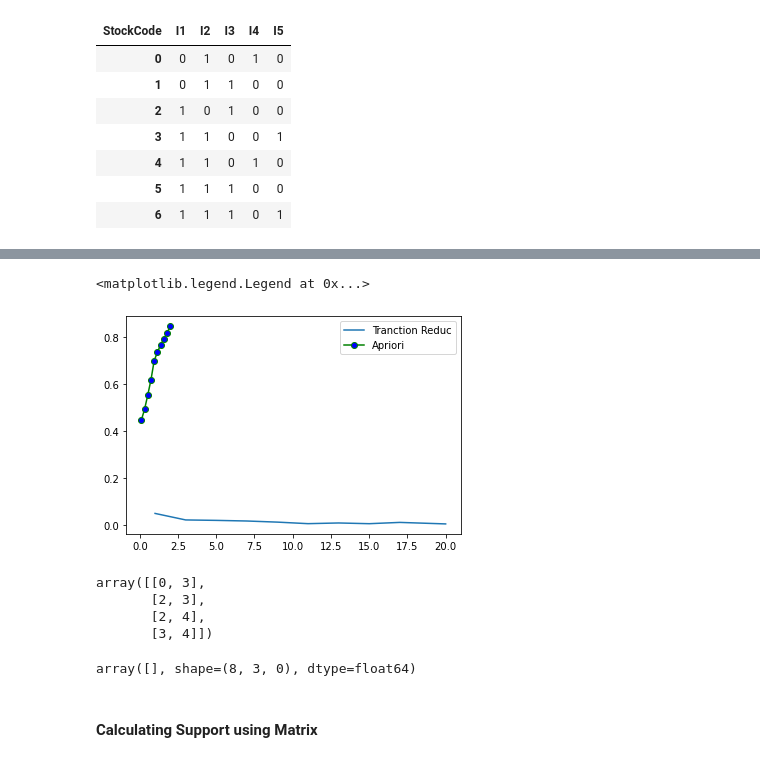
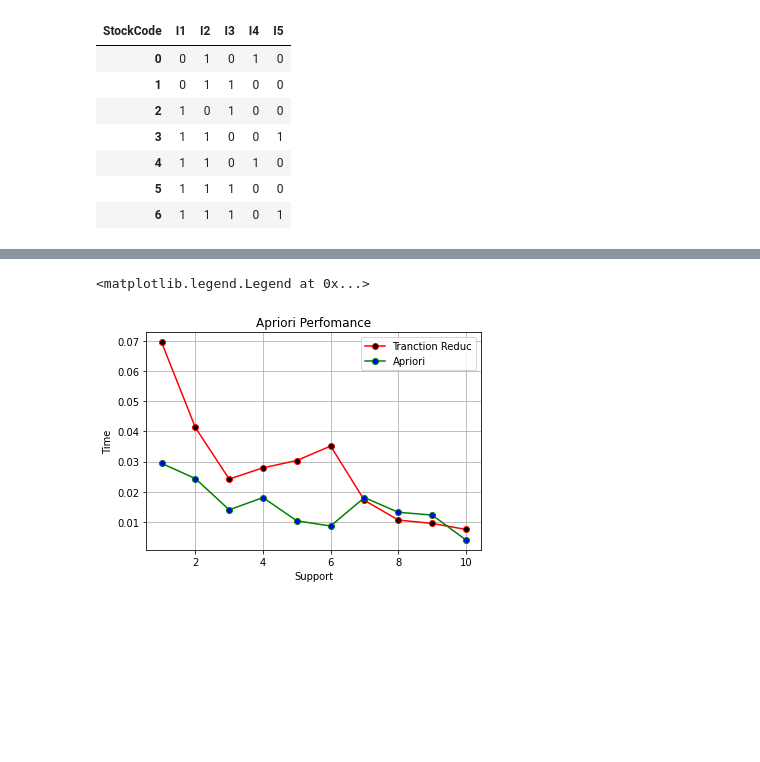
Before and after one commit to khysokhornrupp/RUPP-Apriori-, a Jupyter notebook: all_in_one_test.ipynb, the cells around one changed output, grey strips where cells are left out. Drawn from its saved outputs; the diff is of its cells as text; code cells hidden in the pictures; blank space fills up the shorter version.

Commit message:
add graph of 2 algorithms apriori without reduc and reduc

```diff
--- a/all_in_one_test.ipynb
+++ b/all_in_one_test.ipynb
@@ -773,7 +578,7 @@ def def_use_col(itemset_dict, support_dict, df):
 # %%
-def support(_x, _n_rows):
-    out = (np.sum(_x, axis=0) / _n_rows)
-    return np.array(out).reshape(-1)
+# def support(_x, _n_rows):
+#     out = (np.sum(_x, axis=0) / _n_rows)
+#     return np.array(out).reshape(-1)
 # %% [markdown]
 ### Tranction Reduction
 # %%
@@ -948,5 +753,7 @@ def apriori1(df, min_support=0.5, use_colnames=False, max_len=None, verbose=0):
     res_df = res_df.reset_index(drop=True)
     return res_df, itemset_dict
 # %%
-normal_support = np.linspace(0.1, 2, 10)
-tranc_reduc_support = np.linspace(1, 20, 10, dtype=int)
+normal_support = np.linspace(0.1, 1, 10)
+tranc_reduc_support = np.linspace(1, 10, 10, dtype=int)
+print(normal_support)
+print(tranc_reduc_support)
@@ -1012,10 +801,11 @@ result_supports = []
 result_times = []
 for i in normal_support:
     stat_time = timeit.default_timer()
-    tranc_reduction.frequent_item_set_gen(i)
+    apriori(item_sets, use_colnames=True, min_support=i)
     stop = timeit.default_timer()
+    result_times.append(stop - stat_time)
     result_supports.append(i)
-    result_times.append(stop - start_time)
+
 
 # plotting the points
 plt.plot(result_supports, result_times, color='green',
@@ -1028,7 +818,7 @@ plt.xlabel('Minimum support')
 plt.ylabel('Time')
 
 # giving a title to my graph
-plt.title('Tranction Reduction')
+plt.title('Apriori')
 
 # function to show the plot
 # plt.show()
@@ -1038,8 +870,13 @@ Text(0.5, 1.0, 'Tranction Reduction')
 # %%
-plt.plot( tranc_reduc_support, tranction_reduc_times, label='Tranction Reduc')
-plt.plot(result_supports, result_times, color='green',
+plt.title("Apriori Perfomance")
+plt.ylabel("Time")
+plt.xlabel("Support")
+plt.plot(tranc_reduc_support, tranction_reduc_times,
+         label='Tranction Reduc', marker='o', color='red', markerfacecolor='black')
+plt.plot(normal_support * 10, result_times, color='green',
          marker='o', markerfacecolor='blue', markersize=6, label='Apriori')
+plt.grid()
 plt.legend(loc='best')
 # %% [output]
 <matplotlib.legend.Legend at 0x...>
-[figure, old version]
+[figure, new version]
@@ -1059,8 +882,0 @@ combines = np.array([
-# %%
-# in frequent itemset
-combines[support < 2]
-# %% [output]
-array([[0, 3],
-       [2, 3],
-       [2, 4],
-       [3, 4]])
@@ -1080,6 +882,0 @@ k_3_itmeset = np.array(
-# %%
-itemset_reduct.values[k_3_itmeset]
-# %% [output]
-array([], shape=(8, 3, 0), dtype=float64)
-# %% [markdown]
-#### Calculating Support using Matrix
```
Also changed, not shown: parts of 15 cells of this notebook.
